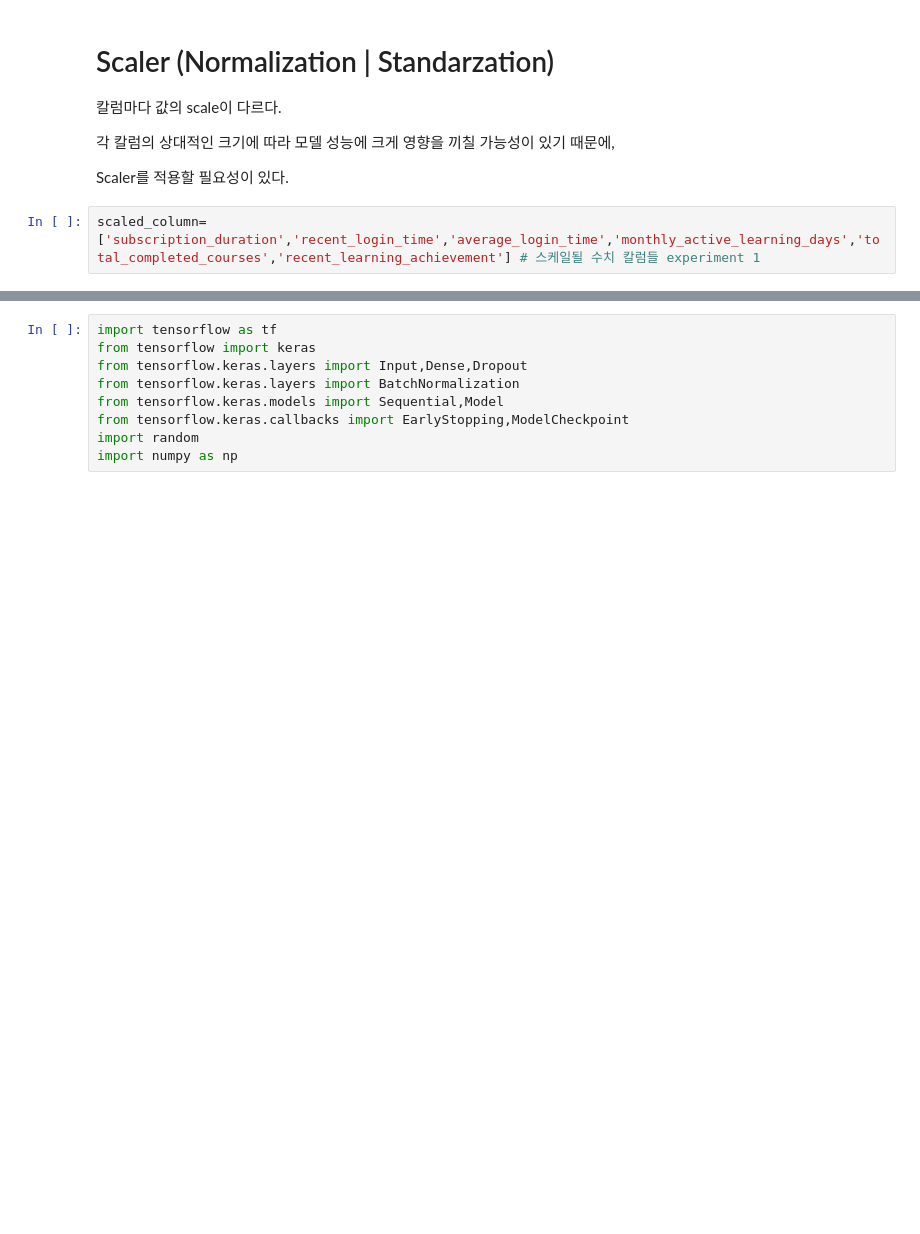
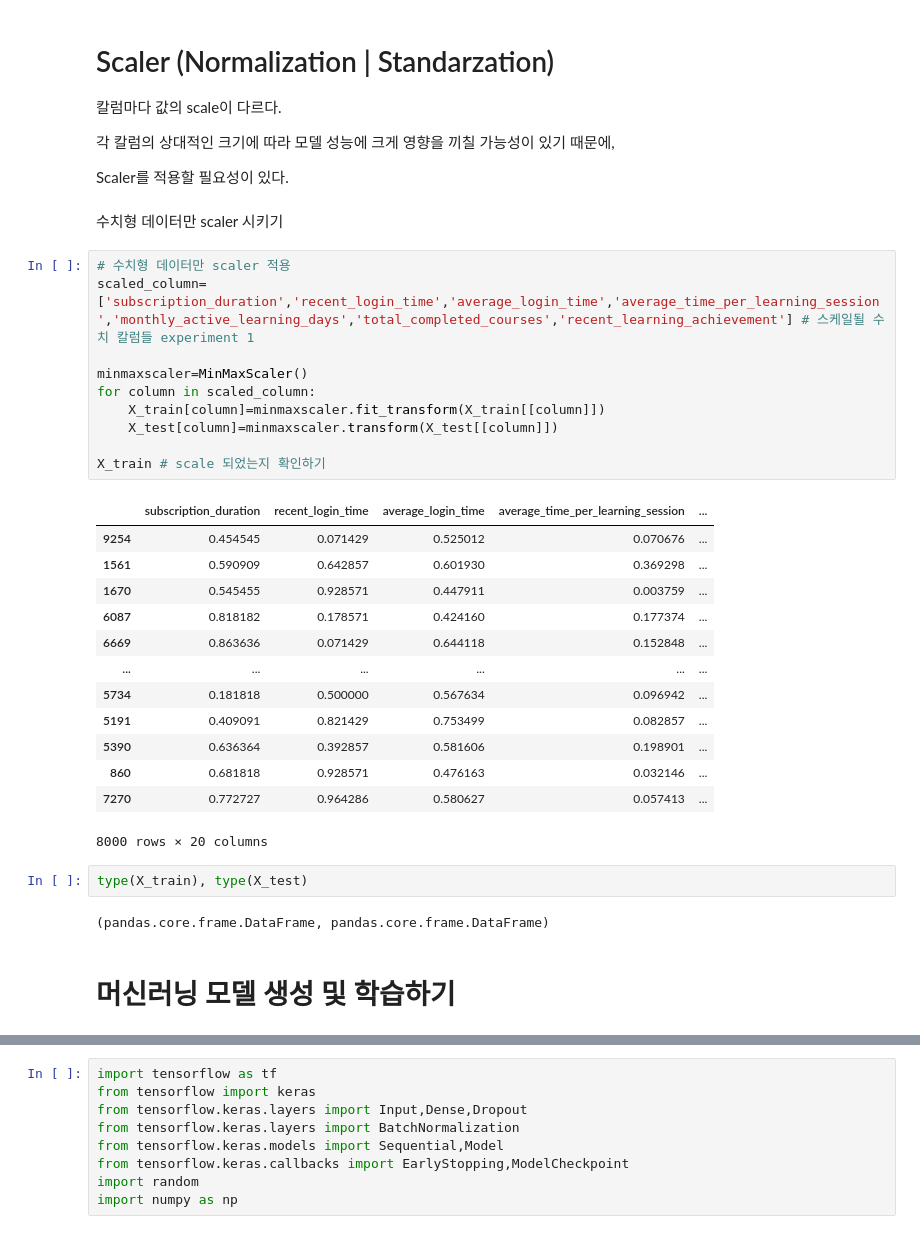
Before and after one commit to youse0ng/AICE_, a Jupyter notebook: Dacon_DataAnlysis/데이터_전처리.ipynb, the cells around one changed output, grey strips where cells are left out. Drawn from its saved outputs; the diff is of its cells as text; blank space fills up the shorter version.

```diff
--- a/Dacon_DataAnlysis/데이터_전처리.ipynb
+++ b/Dacon_DataAnlysis/데이터_전처리.ipynb
@@ -183,8 +187,38 @@ X_train.shape
 각 칼럼의 상대적인 크기에 따라 모델 성능에 크게 영향을 끼칠 가능성이 있기 때문에,
 
 Scaler를 적용할 필요성이 있다.
-# %%
-scaled_column=['subscription_duration','recent_login_time','average_login_time','monthly_active_learning_days','total_completed_courses','recent_learning_achievement'] # 스케일될 수치 칼럼들 experiment 1
+# %% [markdown]
+수치형 데이터만 scaler 시키기
+# %%
+# 수치형 데이터만 scaler 적용
+scaled_column=['subscription_duration','recent_login_time','average_login_time','average_time_per_learning_session','monthly_active_learning_days','total_completed_courses','recent_learning_achievement'] # 스케일될 수치 칼럼들 experiment 1
+
+minmaxscaler=MinMaxScaler()
+for column in scaled_column:
+    X_train[column]=minmaxscaler.fit_transform(X_train[[column]])
+    X_test[column]=minmaxscaler.transform(X_test[[column]])
+
+X_train # scale 되었는지 확인하기
+# %% [output]
+|  | subscription_duration | recent_login_time | average_login_time | average_time_per_learning_session | ... |
+| 9254 | 0.454545 | 0.071429 | 0.525012 | 0.070676 | ... |
+| 1561 | 0.590909 | 0.642857 | 0.601930 | 0.369298 | ... |
+| 1670 | 0.545455 | 0.928571 | 0.447911 | 0.003759 | ... |
+| 6087 | 0.818182 | 0.178571 | 0.424160 | 0.177374 | ... |
+| 6669 | 0.863636 | 0.071429 | 0.644118 | 0.152848 | ... |
+| ... | ... | ... | ... | ... | ... |
+| 5734 | 0.181818 | 0.500000 | 0.567634 | 0.096942 | ... |
+| 5191 | 0.409091 | 0.821429 | 0.753499 | 0.082857 | ... |
+| 5390 | 0.636364 | 0.392857 | 0.581606 | 0.198901 | ... |
+| 860 | 0.681818 | 0.928571 | 0.476163 | 0.032146 | ... |
+| 7270 | 0.772727 | 0.964286 | 0.580627 | 0.057413 | ... |
+8000 rows × 20 columns
+# %%
+type(X_train), type(X_test)
+# %% [output]
+(pandas.core.frame.DataFrame, pandas.core.frame.DataFrame)
+# %% [markdown]
+# 머신러닝 모델 생성 및 학습하기
 # %%
 # Decision tree
 dt=DecisionTreeClassifier(random_state=1001,
```
Also changed, not shown: parts of 10 cells of this notebook.
